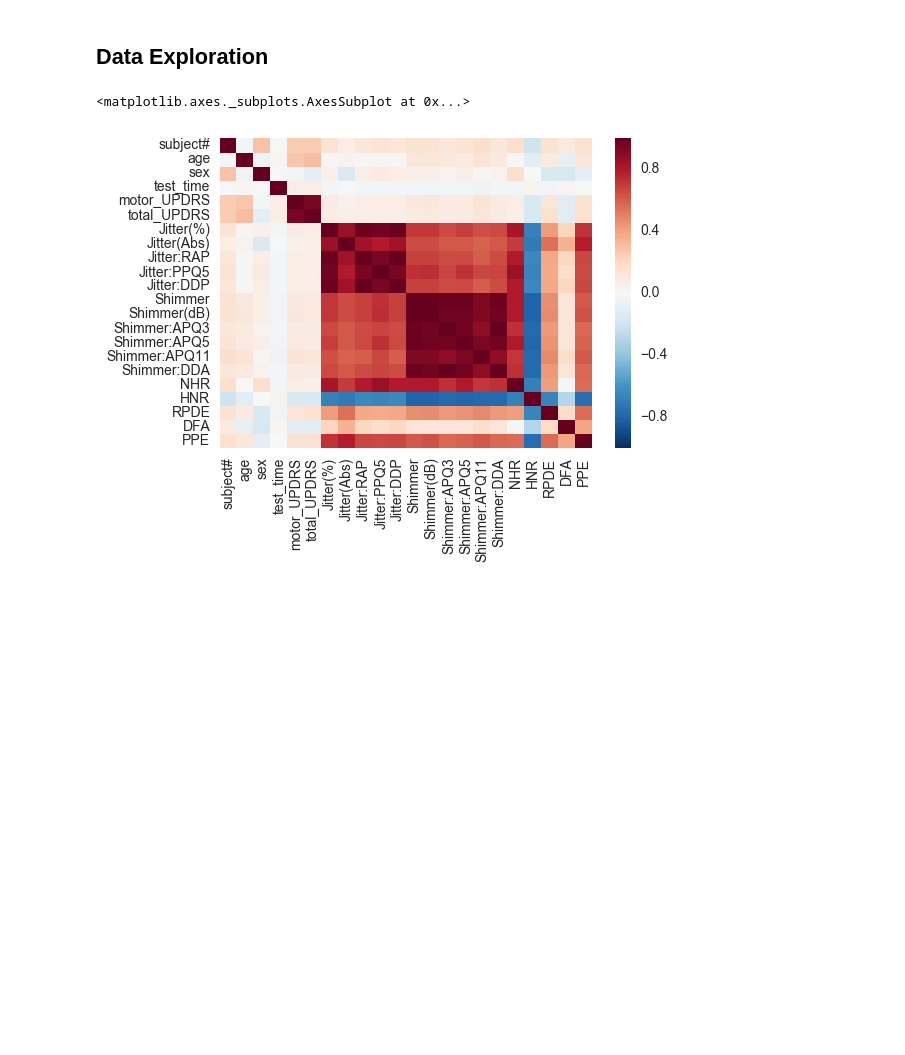
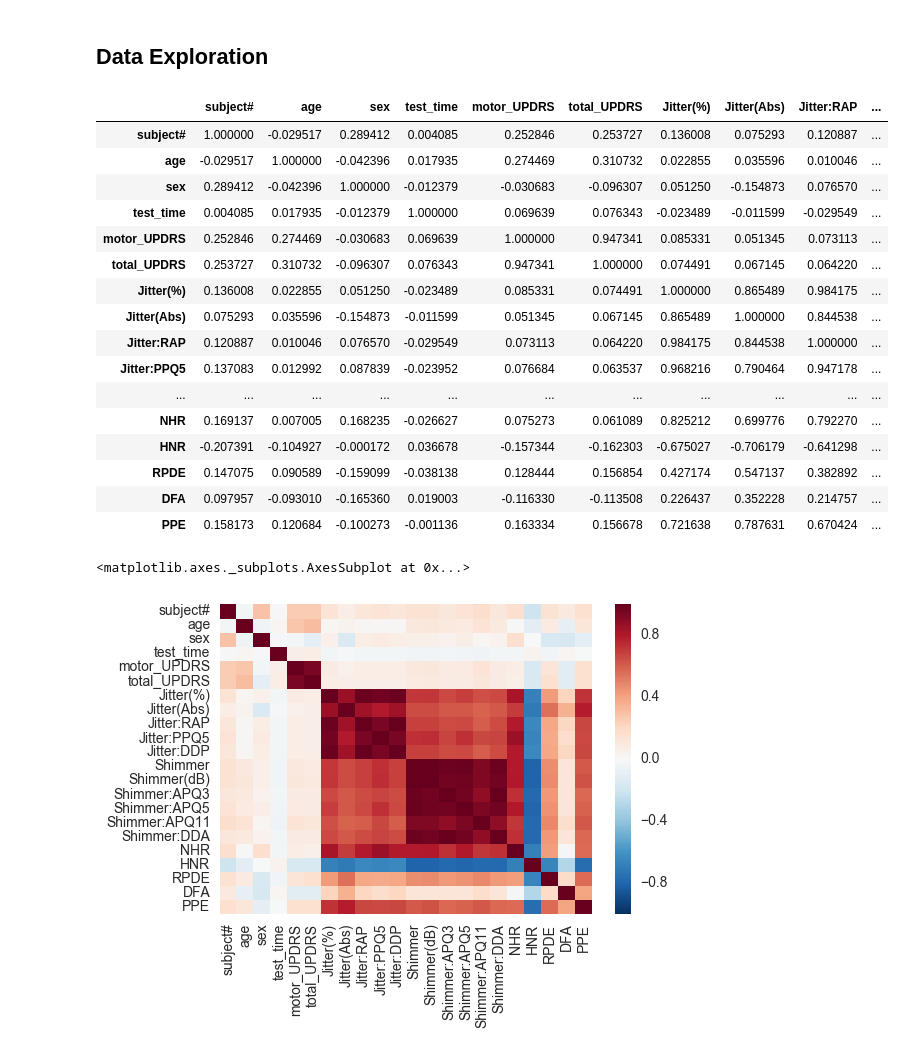
Before and after one commit to koelyl/Predict-Parkinsons, a Jupyter notebook: Parkinsons Prediction.ipynb, the cells around one changed output. Saved outputs shown, nothing was run; the diff lists cells and outputs as text; code cells hidden in the pictures; blank space fills up the shorter version.

```diff
--- a/Parkinsons Prediction.ipynb
+++ b/Parkinsons Prediction.ipynb
@@ -103,6 +103,25 @@ df.describe()
 ## Data Exploration
 # %%
 corr = df.corr()
+corr
+# %% [output]
+|  | subject# | age | sex | test_time | motor_UPDRS | total_UPDRS | Jitter(%) | Jitter(Abs) | Jitter:RAP | ... |
+| subject# | 1.000000 | -0.029517 | 0.289412 | 0.004085 | 0.252846 | 0.253727 | 0.136008 | 0.075293 | 0.120887 | ... |
+| age | -0.029517 | 1.000000 | -0.042396 | 0.017935 | 0.274469 | 0.310732 | 0.022855 | 0.035596 | 0.010046 | ... |
+| sex | 0.289412 | -0.042396 | 1.000000 | -0.012379 | -0.030683 | -0.096307 | 0.051250 | -0.154873 | 0.076570 | ... |
+| test_time | 0.004085 | 0.017935 | -0.012379 | 1.000000 | 0.069639 | 0.076343 | -0.023489 | -0.011599 | -0.029549 | ... |
+| motor_UPDRS | 0.252846 | 0.274469 | -0.030683 | 0.069639 | 1.000000 | 0.947341 | 0.085331 | 0.051345 | 0.073113 | ... |
+| total_UPDRS | 0.253727 | 0.310732 | -0.096307 | 0.076343 | 0.947341 | 1.000000 | 0.074491 | 0.067145 | 0.064220 | ... |
+| Jitter(%) | 0.136008 | 0.022855 | 0.051250 | -0.023489 | 0.085331 | 0.074491 | 1.000000 | 0.865489 | 0.984175 | ... |
+| Jitter(Abs) | 0.075293 | 0.035596 | -0.154873 | -0.011599 | 0.051345 | 0.067145 | 0.865489 | 1.000000 | 0.844538 | ... |
+| Jitter:RAP | 0.120887 | 0.010046 | 0.076570 | -0.029549 | 0.073113 | 0.064220 | 0.984175 | 0.844538 | 1.000000 | ... |
+| Jitter:PPQ5 | 0.137083 | 0.012992 | 0.087839 | -0.023952 | 0.076684 | 0.063537 | 0.968216 | 0.790464 | 0.947178 | ... |
+| ... | ... | ... | ... | ... | ... | ... | ... | ... | ... | ... |
+| NHR | 0.169137 | 0.007005 | 0.168235 | -0.026627 | 0.075273 | 0.061089 | 0.825212 | 0.699776 | 0.792270 | ... |
+| HNR | -0.207391 | -0.104927 | -0.000172 | 0.036678 | -0.157344 | -0.162303 | -0.675027 | -0.706179 | -0.641298 | ... |
+| RPDE | 0.147075 | 0.090589 | -0.159099 | -0.038138 | 0.128444 | 0.156854 | 0.427174 | 0.547137 | 0.382892 | ... |
+| DFA | 0.097957 | -0.093010 | -0.165360 | 0.019003 | -0.116330 | -0.113508 | 0.226437 | 0.352228 | 0.214757 | ... |
+| PPE | 0.158173 | 0.120684 | -0.100273 | -0.001136 | 0.163334 | 0.156678 | 0.721638 | 0.787631 | 0.670424 | ... |
 # %%
 sns.heatmap(corr)
 # %% [output]
```
Also changed, not shown: parts of 11 cells of this notebook.
